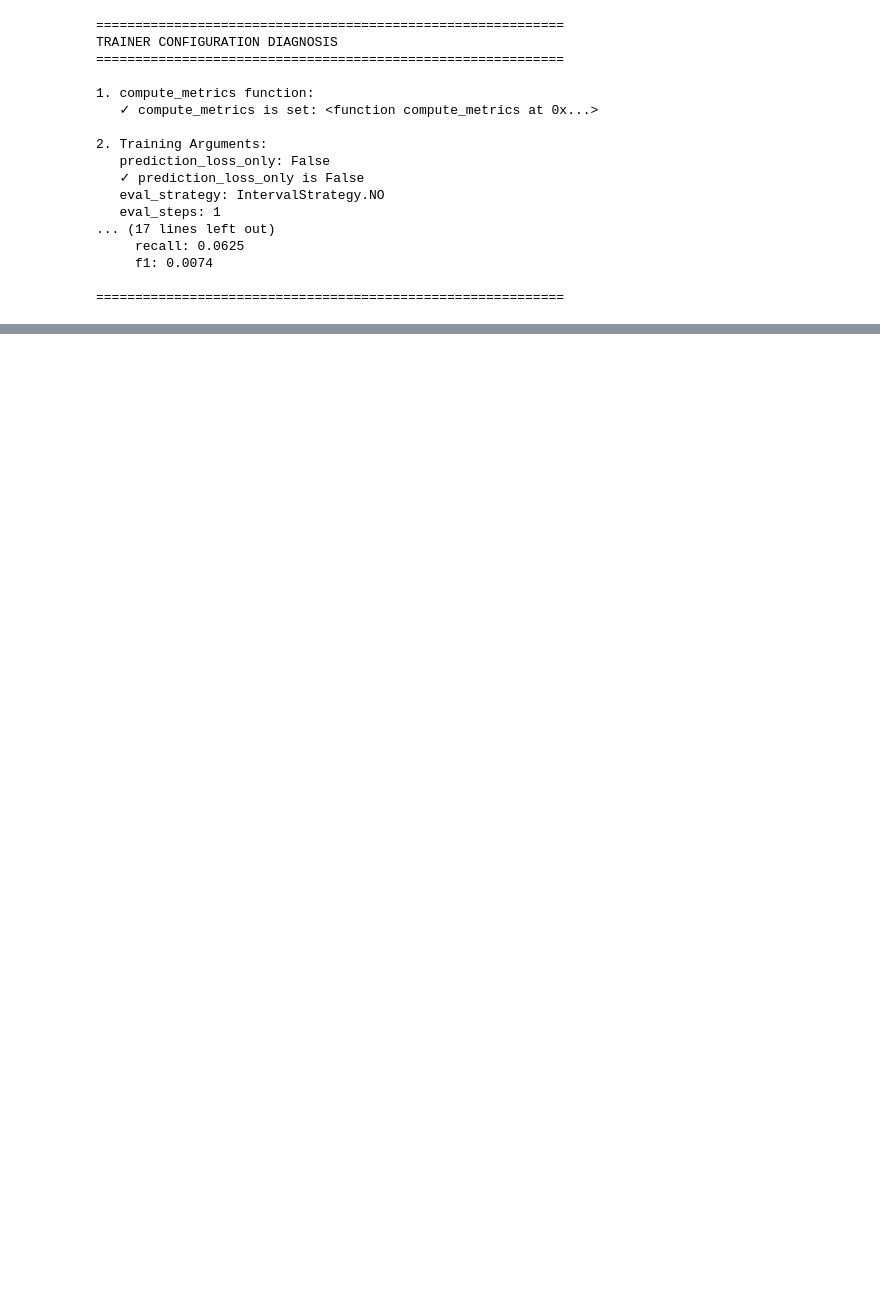
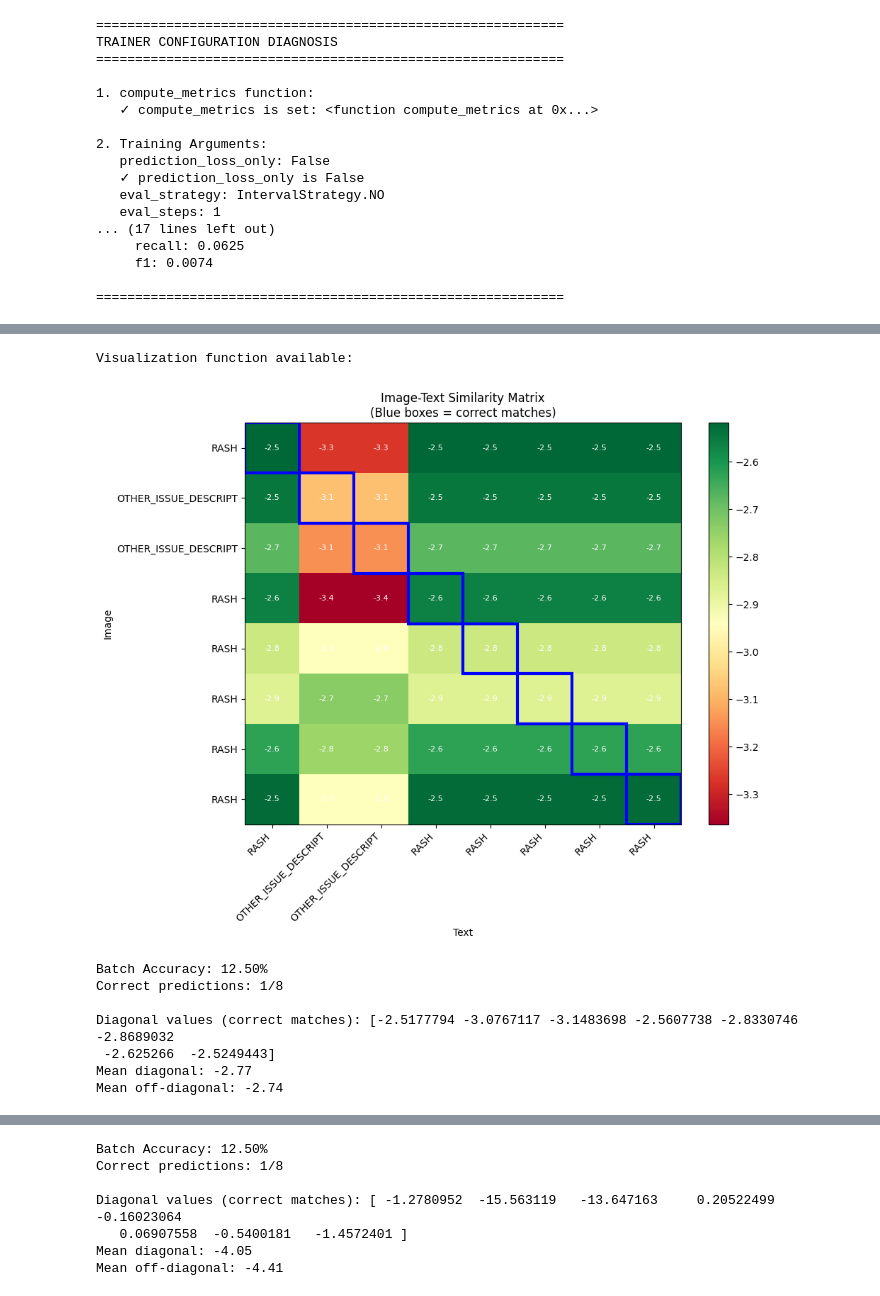
Before and after one commit to Vinooj/health-kiosk, a Jupyter notebook: siglip_finetune_heatmap_notebook.ipynb, the cells around one changed output, grey strips where cells are left out. Saved outputs shown, nothing was run; the diff lists cells and outputs as text; code cells hidden in the pictures; blank space fills up the shorter version.

```diff
--- a/siglip_finetune_heatmap_notebook.ipynb
+++ b/siglip_finetune_heatmap_notebook.ipynb
@@ -1600,0 +1813,17 @@ TRAINER CONFIGURATION DIAGNOSIS
+# %%
+print("\nVisualization function available:")
+# Visualize the model AFTER fine-tuning
+visualize_similarity_matrix(model_to_tune, val_dataset, processor, device)
+
+# Visualize the model BEFORE fine-tuning
+visualize_similarity_matrix(base_model, val_dataset, processor, device)
+# %% [output]
+Visualization function available:
+[figure, added]
+Batch Accuracy: 12.50%
+Correct predictions: 1/8
+
+Diagonal values (correct matches): [-2.5177794 -3.0767117 -3.1483698 -2.5607738 -2.8330746 -2.8689032
+ -2.625266  -2.5249443]
+Mean diagonal: -2.77
+Mean off-diagonal: -2.74
@@ -1600,0 +1831,7 @@ TRAINER CONFIGURATION DIAGNOSIS
+Batch Accuracy: 12.50%
+Correct predictions: 1/8
+
+Diagonal values (correct matches): [ -1.2780952  -15.563119   -13.647163     0.20522499  -0.16023064
+   0.06907558  -0.5400181   -1.4572401 ]
+Mean diagonal: -4.05
+Mean off-diagonal: -4.41
```
Also changed, not shown: parts of 10 cells of this notebook.
